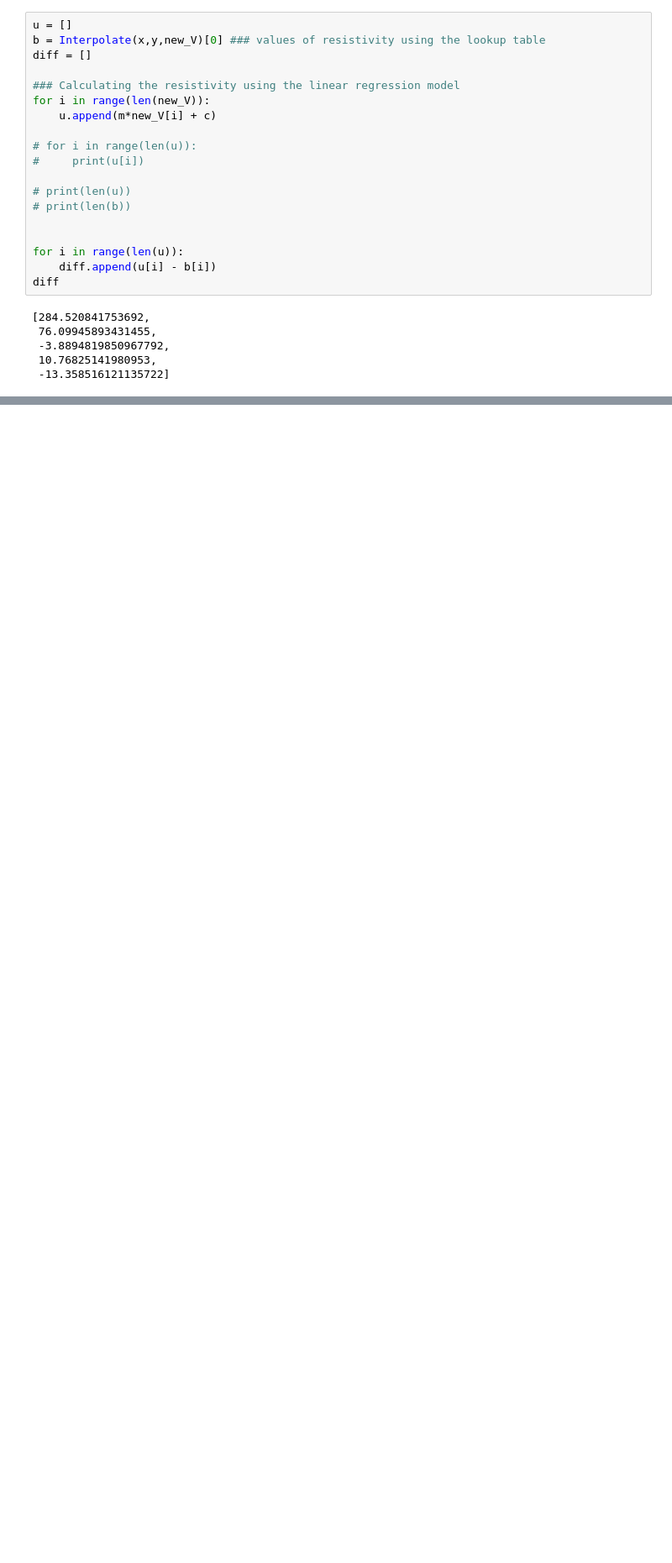
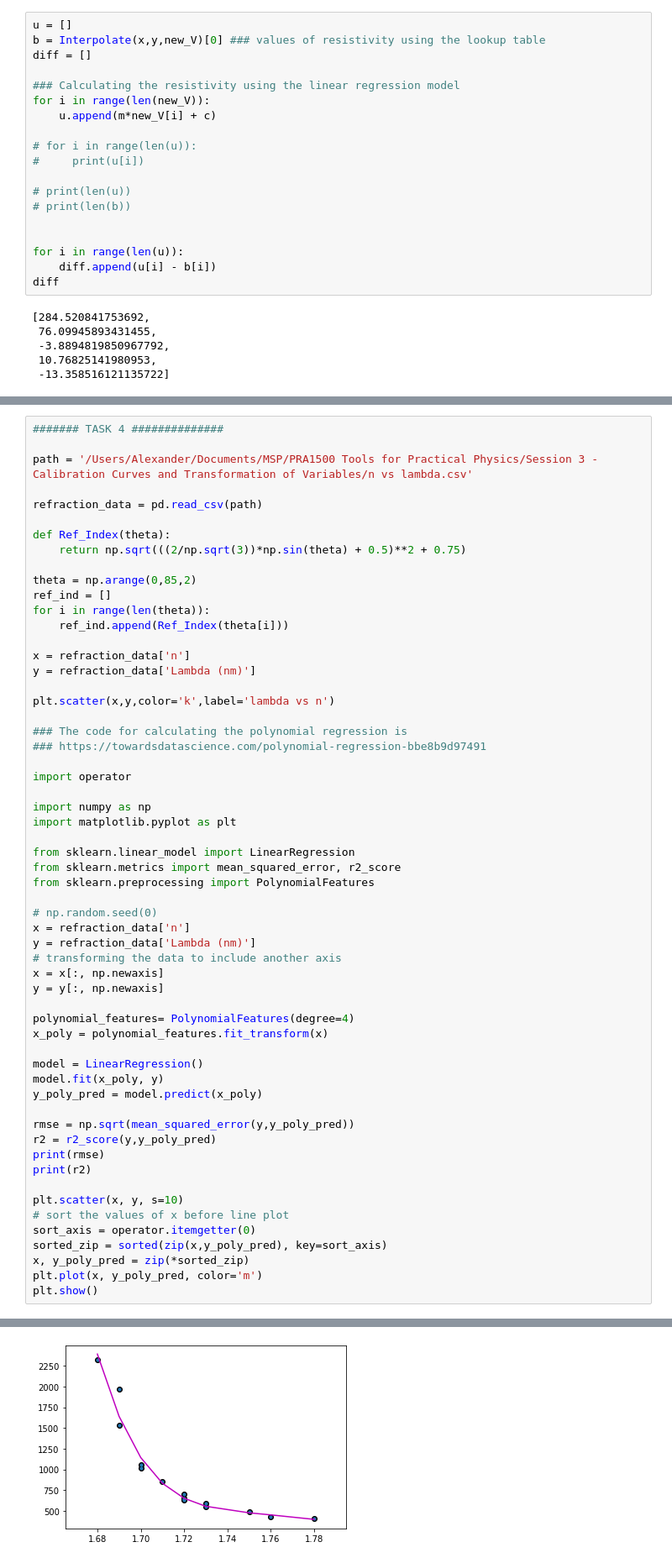
Before and after one commit to BriefCud/PRA1500-Tools-for-Practical_Physics, a Jupyter notebook: Week 3/Calibration Curves and Transformation of Variables.ipynb, the cells around one changed output, grey strips where cells are left out. Shown at 84% size. Drawn from its saved outputs; the diff is of its cells as text; blank space fills up the shorter version.

```diff
--- a/Week 3/Calibration Curves and Transformation of Variables.ipynb
+++ b/Week 3/Calibration Curves and Transformation of Variables.ipynb
@@ -255,0 +256,59 @@ plt.show()
+# %%
+####### TASK 4 ##############
+
+path = '/Users/Alexander/Documents/MSP/PRA1500 Tools for Practical Physics/Session 3 - Calibration Curves and Transformation of Variables/n vs lambda.csv'
+
+refraction_data = pd.read_csv(path)
+
+def Ref_Index(theta):
+    return np.sqrt(((2/np.sqrt(3))*np.sin(theta) + 0.5)**2 + 0.75)
+
+theta = np.arange(0,85,2)
+ref_ind = []
+for i in range(len(theta)):
+    ref_ind.append(Ref_Index(theta[i]))
+
+x = refraction_data['n']
+y = refraction_data['Lambda (nm)']
+
+plt.scatter(x,y,color='k',label='lambda vs n')
+
+### The code for calculating the polynomial regression is
+### https://towardsdatascience.com/polynomial-regression-bbe8b9d97491
+
+import operator
+
+import numpy as np
+import matplotlib.pyplot as plt
+
+from sklearn.linear_model import LinearRegression
+from sklearn.metrics import mean_squared_error, r2_score
+from sklearn.preprocessing import PolynomialFeatures
+
+# np.random.seed(0)
+x = refraction_data['n']
+y = refraction_data['Lambda (nm)']
+# transforming the data to include another axis
+x = x[:, np.newaxis]
+y = y[:, np.newaxis]
+
+polynomial_features= PolynomialFeatures(degree=4)
+x_poly = polynomial_features.fit_transform(x)
+
+model = LinearRegression()
+model.fit(x_poly, y)
+y_poly_pred = model.predict(x_poly)
+
+rmse = np.sqrt(mean_squared_error(y,y_poly_pred))
+r2 = r2_score(y,y_poly_pred)
+print(rmse)
+print(r2)
+
+plt.scatter(x, y, s=10)
+# sort the values of x before line plot
+sort_axis = operator.itemgetter(0)
+sorted_zip = sorted(zip(x,y_poly_pred), key=sort_axis)
+x, y_poly_pred = zip(*sorted_zip)
+plt.plot(x, y_poly_pred, color='m')
+plt.show()
+# %% [output]
@@ -255,0 +317 @@ plt.show()
+[figure, added]
```
Also changed, not shown: parts of 2 cells of this notebook.
